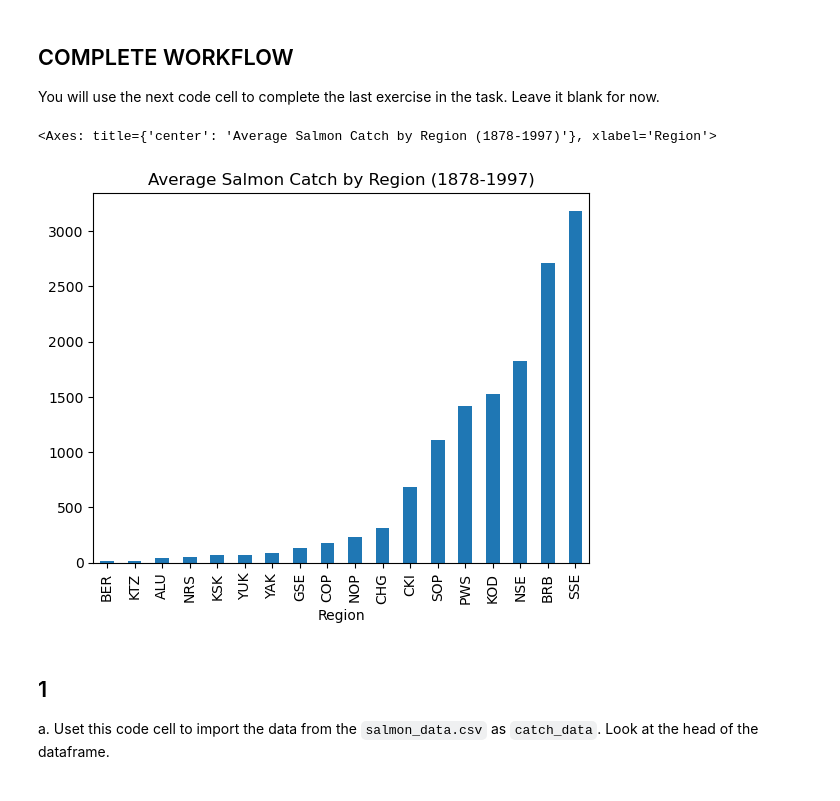
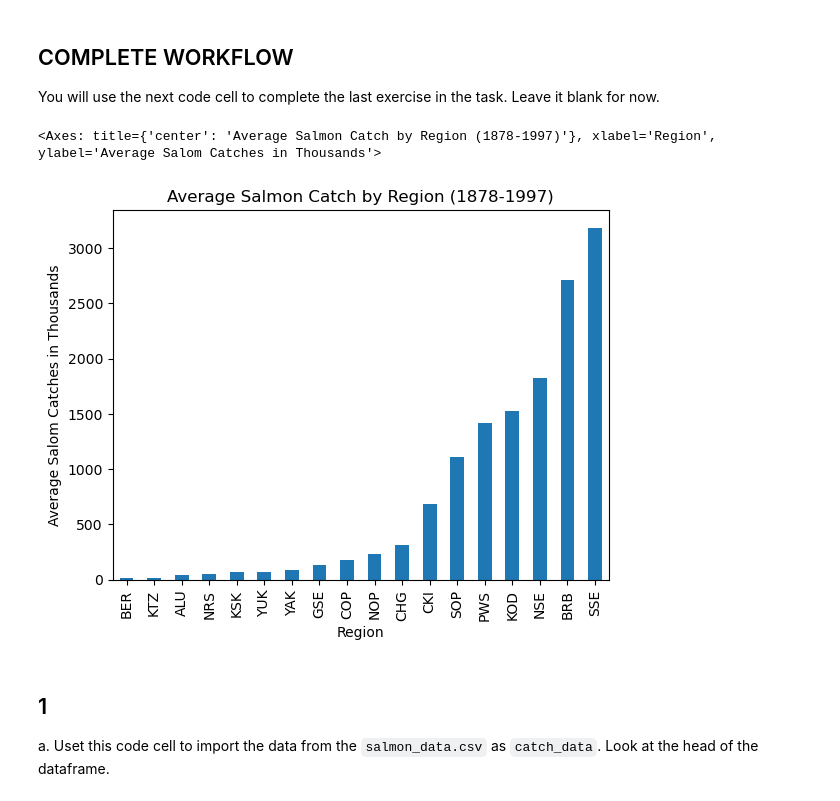
Before and after one commit to IIDonaji/eds220-hwk2, a Jupyter notebook: task2/hwk2-task2-salmon.ipynb, the cells around one changed output. Saved outputs shown, nothing was run; the diff lists cells and outputs as text; code cells hidden in the pictures.

Commit message:
Fixed y-axis on graph.

```diff
--- a/task2/hwk2-task2-salmon.ipynb
+++ b/task2/hwk2-task2-salmon.ipynb
@@ -51,27 +51,28 @@ You will use the next code cell to complete the last exercise in the task. Leave
 # %%
 # FINAL CODE
 # 1st need pandas libary to be able to read csv file.
 import pandas as pd
 
 # Load in the data
 catch_data = pd.read_csv('data/salmon_data.csv')
 
 # Replace `I` with 1 in the Catch column.
 catch_data.at[400,'Catch'] = 1
 
 # Convert `Catch` column to numeric.
 catch_data['Catch'] = catch_data['Catch'].astype('int64')
 
 # Calculate the average catch for each region.
 avg_region = catch_data.groupby('Region')['Catch'].mean()
 
 
 # Sort the average catch by region in ascending order and plot a bar graph.
-avg_region.sort_values(ascending= True).plot(kind= 'bar', x= 'Region', y= 'Average Catch (idk)',
+avg_region.sort_values(ascending= True).plot(kind= 'bar', x= 'Region', y= 'Average Catch',
+                                             ylabel= "Average Salom Catches in Thousands",
                 title= "Average Salmon Catch by Region (1878-1997)")
 # %% [output]
-<Axes: title={'center': 'Average Salmon Catch by Region (1878-1997)'}, xlabel='Region'>
+<Axes: title={'center': 'Average Salmon Catch by Region (1878-1997)'}, xlabel='Region', ylabel='Average Salom Catches in Thousands'>
-[figure, old version]
+[figure, new version]
 # %% [markdown]
 ## 1
 
```
Also changed, not shown: parts of 2 cells of this notebook.
